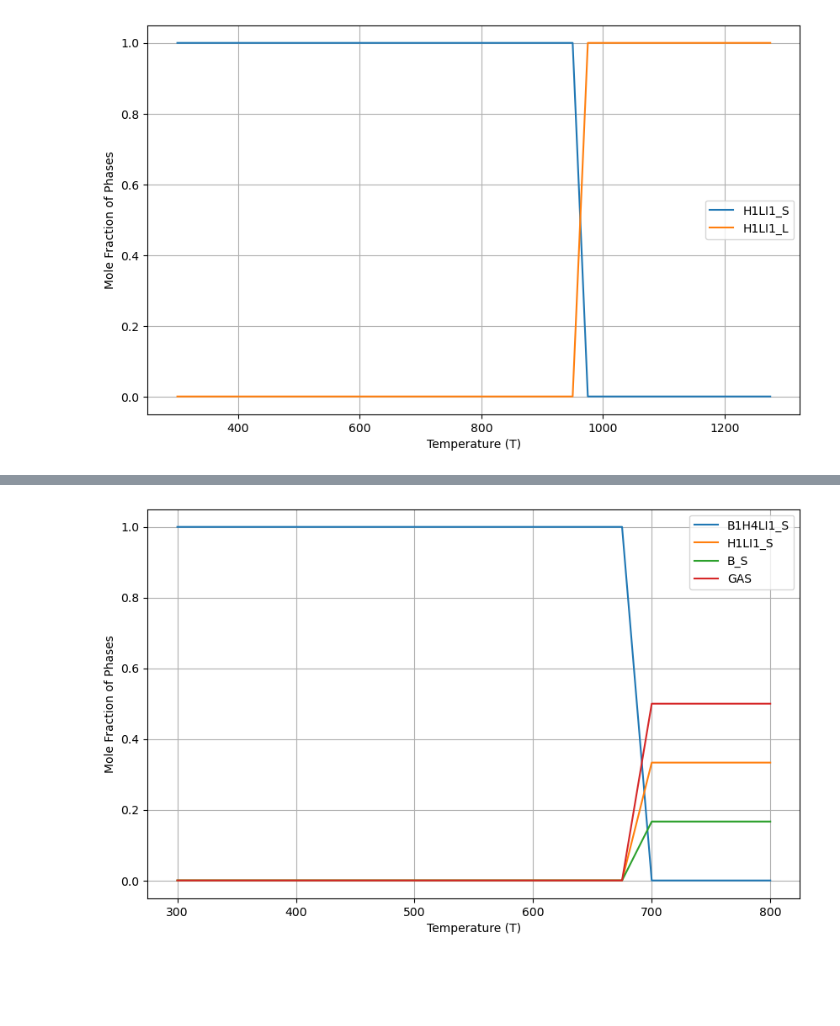
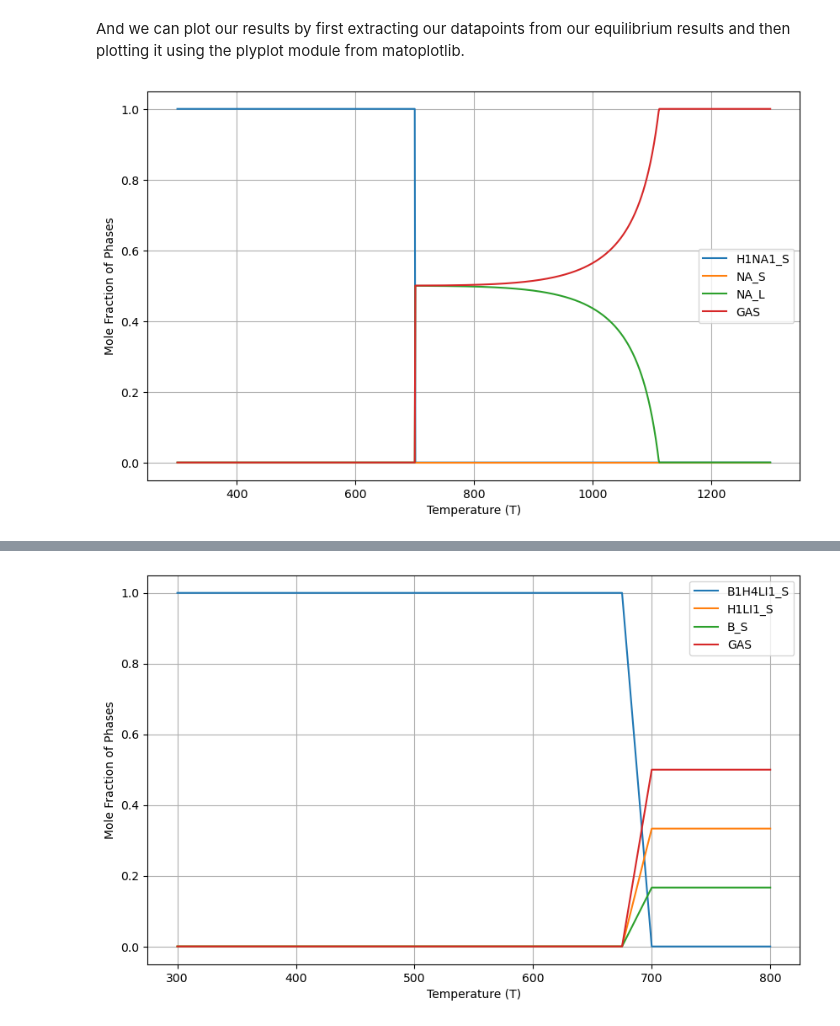
Before and after one commit to PhasesResearchLab/MHDB, a Jupyter notebook: notebooks/run.ipynb, the cells around one changed output, grey strips where cells are left out. Cells and saved outputs as stored; diff of their text form; code cells hidden in the pictures; blank space fills up the shorter version.

```diff
--- a/notebooks/run.ipynb
+++ b/notebooks/run.ipynb
@@ -5,0 +23,11 @@ import pycalphad.variables as v
+# %%
+elements = ['LI', 'B', 'NA', 'H', 'VA']
+
+regex_pattern = '^(' + '|'.join(elements) + ')(-(' + '|'.join(elements) + '))*$'
+data_collection = collection.find({'material.system': {'$regex': regex_pattern, '$options': 'i'}}, {'tdb': 1, '_id': 0})
+data_collection = [entry['tdb'] for entry in list(data_collection)]
+
+data = database.many2one(elements, data_collection)
+data = database.one2tdb(data)
+
+dbf = Database(data)
@@ -6,6 +41,9 @@ import pycalphad.variables as v
 # %%
-dbf = Database('../tdbs/ssubhydrides.TDB')
-comps = ['LI', 'H', 'VA']
-phases = ['H1LI1_L', 'H1LI1_S', 'LI_L', 'LI_S']
-eq_result = equilibrium(dbf, comps , phases, {v.N:1, v.X('LI'):0.5, v.T: (300, 1300, 25), v.P:101325}, output='HM')
-print(eq_result)
+eq_result = equilibrium(dbf, comps , phases,
+    {
+        v.N:1,
+        v.X('NA'):0.5,
+        v.T: (300, 1300, 1),
+        v.P:101325
+    },
+        output='HM')
@@ -30,17 +50,21 @@ Attributes:
+# %% [markdown]
+And we can plot our results by first extracting our datapoints from our equilibrium results and then plotting it using the plyplot module from matoplotlib.
 # %%
-# Assuming `data1` and `data2` are your xarray DataArrays
-data1 = eq_result.NP.where(eq_result.Phase=='H1LI1_S').sel(P=101325).sel(vertex=0).fillna(0)
-data2 = eq_result.NP.where(eq_result.Phase=='H1LI1_L').sel(P=101325).sel(vertex=0).fillna(0)
+data1 = eq_result.NP.where(eq_result.Phase=='H1NA1_S').sel(P=101325).sel(vertex=0).fillna(0)
+data2 = eq_result.NP.where(eq_result.Phase=='NA_S').sel(P=101325).sel(vertex=0).fillna(0)
+data3 = eq_result.NP.where(eq_result.Phase=='NA_L').sel(P=101325).sel(vertex=1).fillna(0)
+data4 = eq_result.NP.where(eq_result.Phase=='GAS').sel(P=101325).sel(vertex=0).fillna(0)
 
-# Create the plot
 plt.figure(figsize=(10, 6))
-data1.plot(label='H1LI1_S')
-data2.plot(label='H1LI1_L')
+data1.plot(label='H1NA1_S')
+data2.plot(label='NA_S')
+data3.plot(label='NA_L')
+data4.plot(label='GAS')
 plt.title('')
 plt.xlabel('Temperature (T)')
 plt.ylabel('Mole Fraction of Phases')
 plt.legend()
 plt.grid(True)
 plt.show()
 # %% [output]
-[figure, old version]
+[figure, new version]
```
Also changed, not shown: parts of 13 cells of this notebook, 5 other files.
